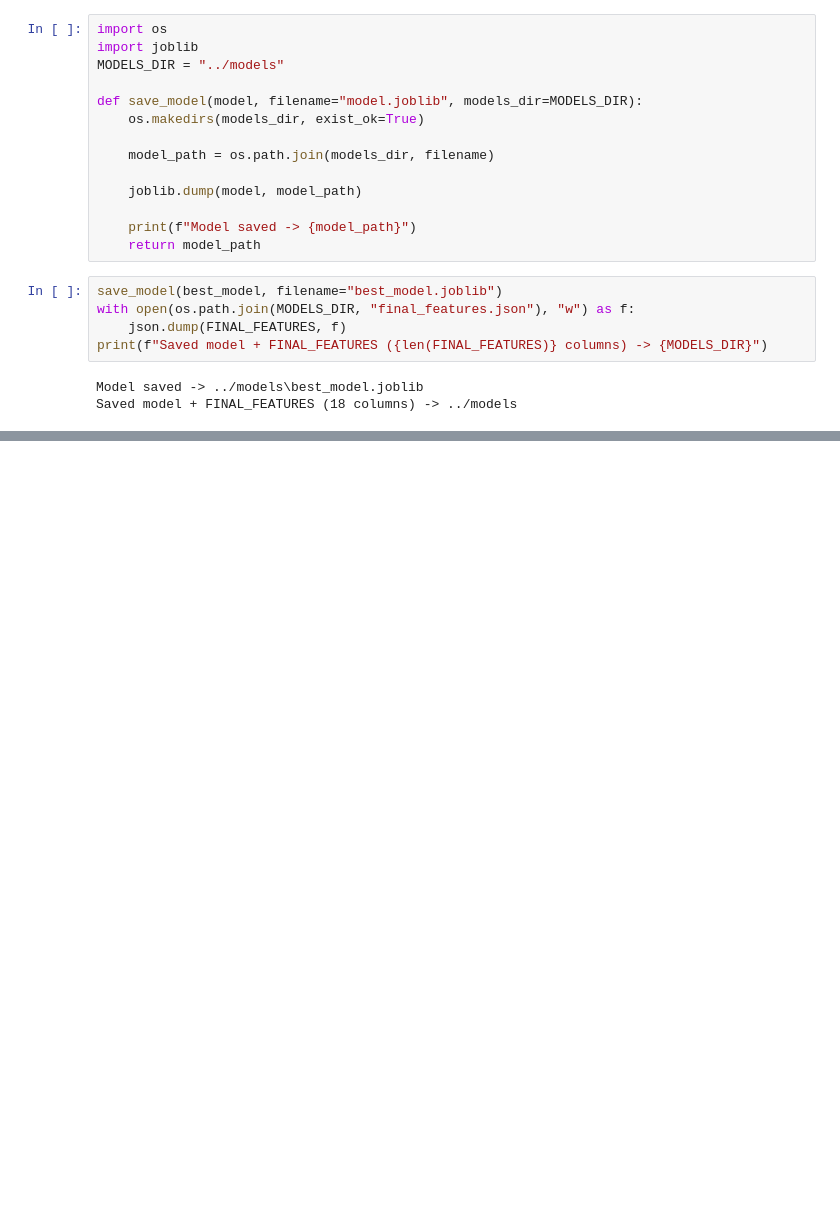
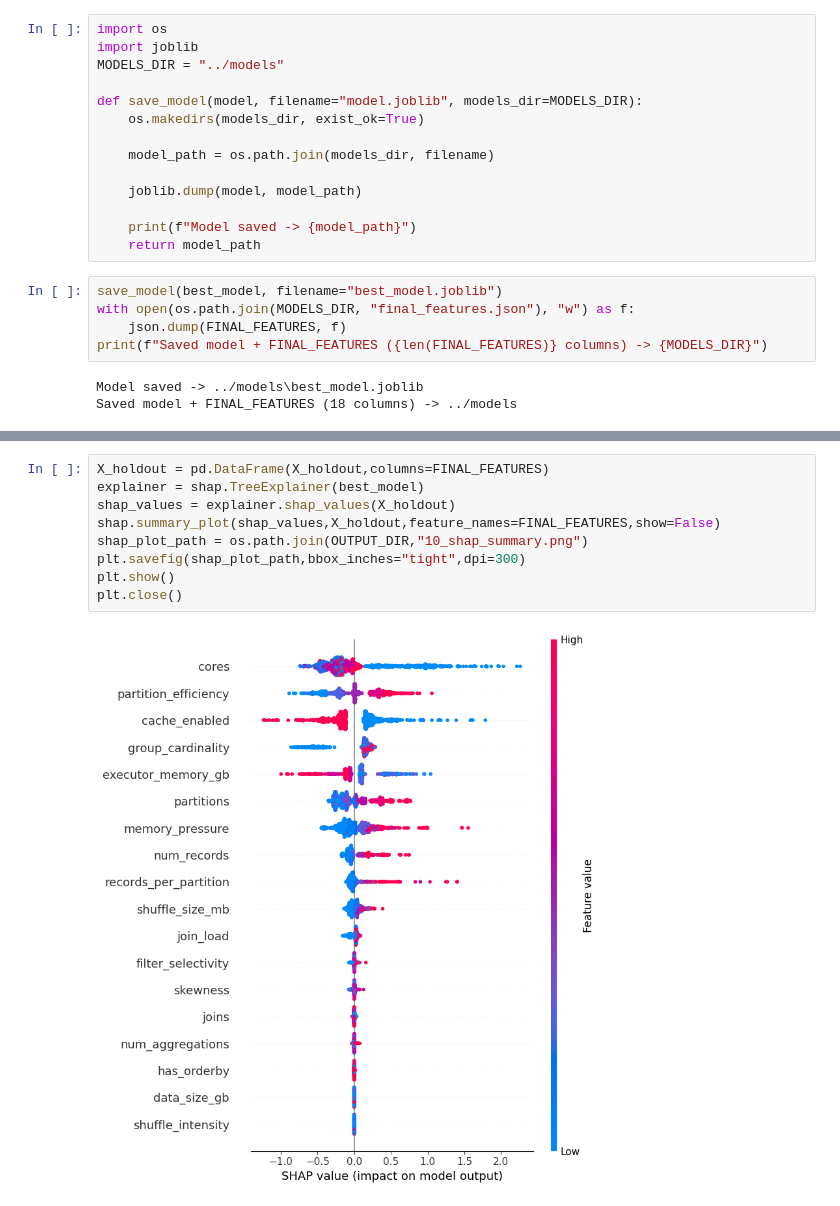
Before and after one commit to saklaniabhimanyu/spark-job-Optimization, a Jupyter notebook: notebooks/spark_ai_optimizer.ipynb, the cells around one changed output, grey strips where cells are left out. Cells and saved outputs as stored; diff of their text form; blank space fills up the shorter version.

```diff
--- a/notebooks/spark_ai_optimizer.ipynb
+++ b/notebooks/spark_ai_optimizer.ipynb
@@ -561,0 +616,11 @@ Saved model + FINAL_FEATURES (18 columns) -> ../models
+# %%
+X_holdout = pd.DataFrame(X_holdout,columns=FINAL_FEATURES)
+explainer = shap.TreeExplainer(best_model)
+shap_values = explainer.shap_values(X_holdout)
+shap.summary_plot(shap_values,X_holdout,feature_names=FINAL_FEATURES,show=False)
+shap_plot_path = os.path.join(OUTPUT_DIR,"10_shap_summary.png")
+plt.savefig(shap_plot_path,bbox_inches="tight",dpi=300)
+plt.show()
+plt.close()
+# %% [output]
+[figure, added]
```
Also changed, not shown: parts of 15 cells of this notebook, 4 other files.
